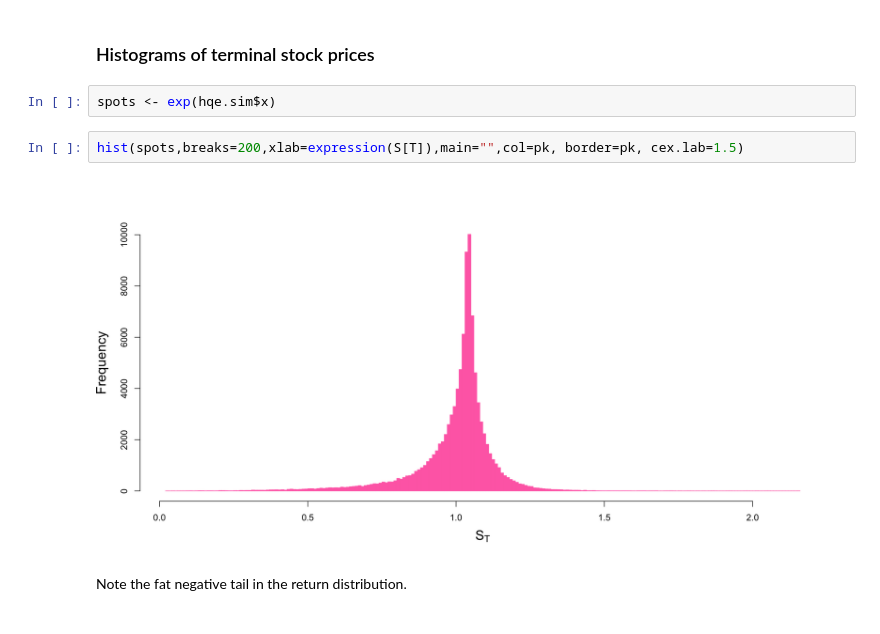
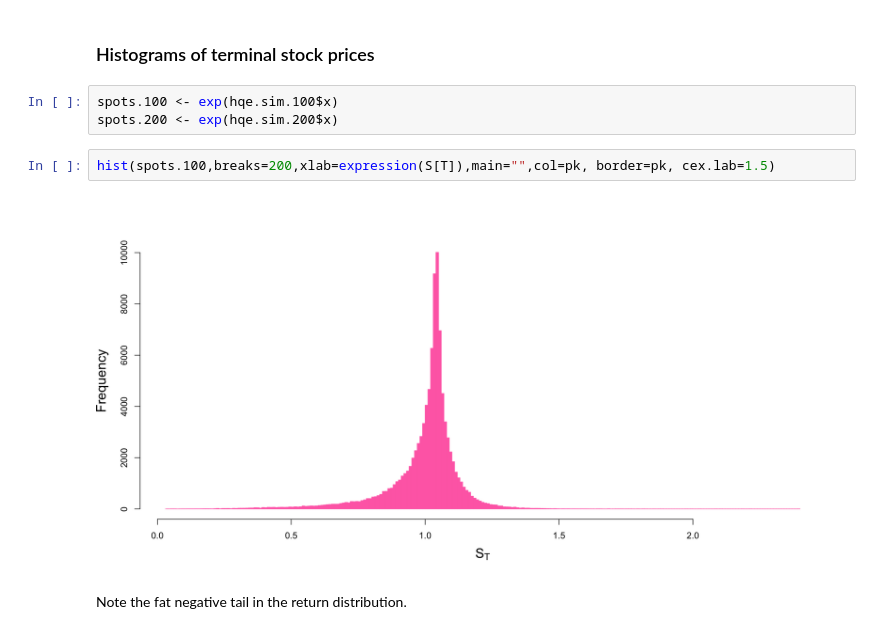
Before and after one commit to jgatheral/AFVsimulationCode, a Jupyter notebook: AFV simulation demonstration.ipynb, the cells around one changed output. Drawn from its saved outputs; the diff is of its cells as text.

```diff
--- a/AFV simulation demonstration.ipynb
+++ b/AFV simulation demonstration.ipynb
@@ -103,11 +110,12 @@ par(mfrow=c(1,1))
 # %% [markdown]
 ### Histograms of terminal stock prices
 # %%
-spots <- exp(hqe.sim$x)
+spots.100 <- exp(hqe.sim.100$x)
+spots.200 <- exp(hqe.sim.200$x)
 # %%
-hist(spots,breaks=200,xlab=expression(S[T]),main="",col=pk, border=pk, cex.lab=1.5)
+hist(spots.100,breaks=200,xlab=expression(S[T]),main="",col=pk, border=pk, cex.lab=1.5)
 # %% [output]
-[figure, old version]
+[figure, new version]
 # %% [markdown]
 Note the fat negative tail in the return distribution.
 # %% [markdown]
```
Also changed, not shown: parts of 28 cells of this notebook, 4 other files.
